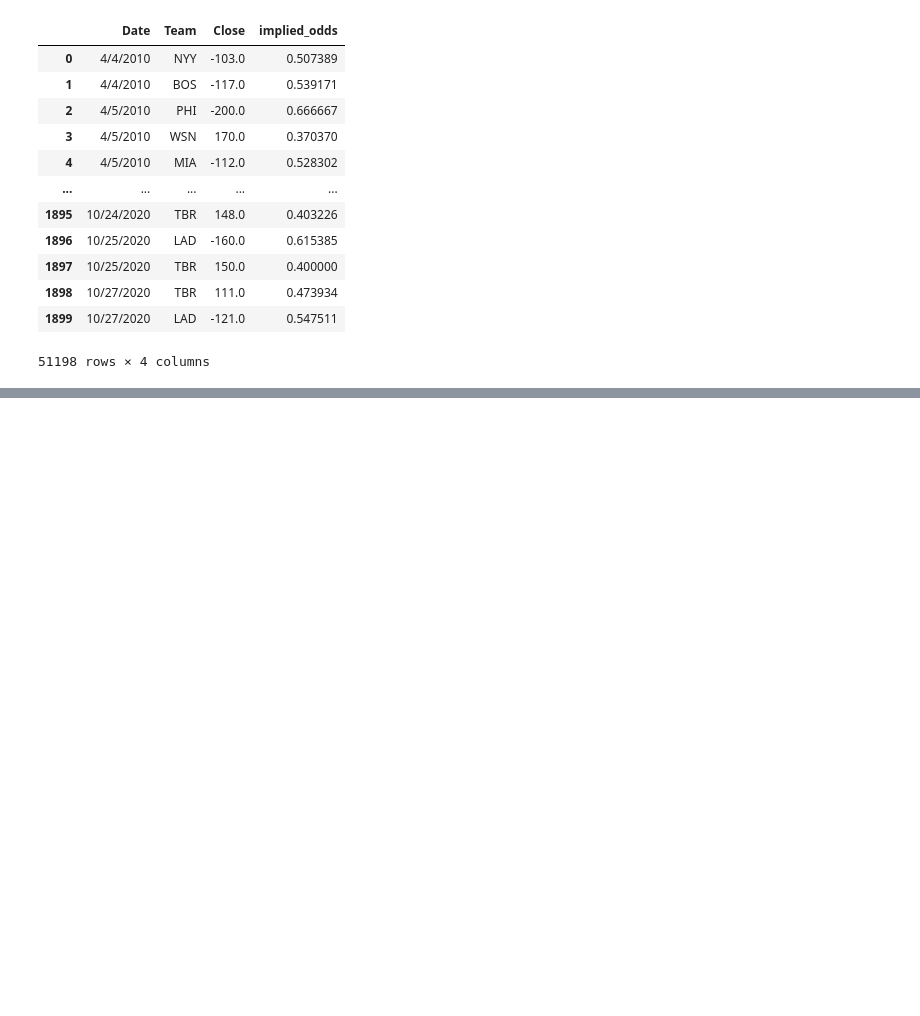
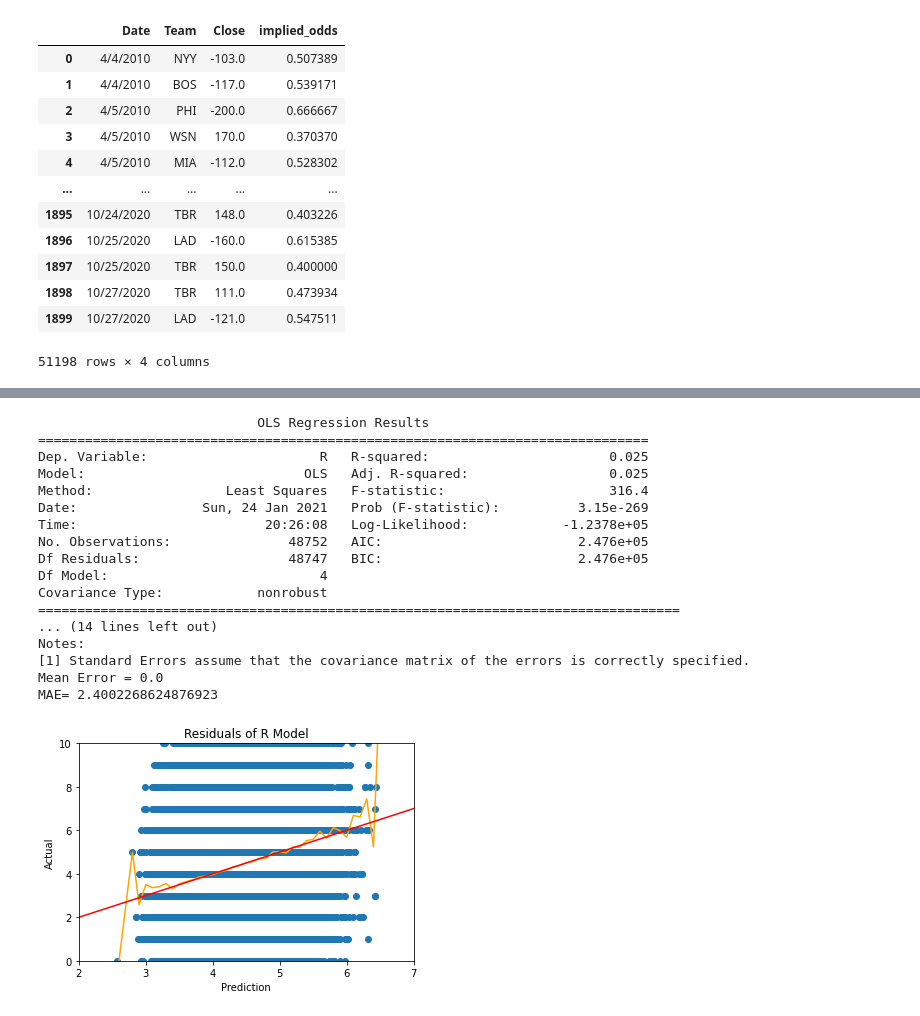
Before and after one commit to andrewgreenconvoy/betting-analysis-regarding-baseball, a Jupyter notebook: First Predictive Model with Lines.ipynb, the cells around one changed output, grey strips where cells are left out. Cells and saved outputs as stored; diff of their text form; code cells hidden in the pictures; blank space fills up the shorter version.

```diff
--- a/First Predictive Model with Lines.ipynb
+++ b/First Predictive Model with Lines.ipynb
@@ -154,0 +358,12 @@ game_odds
+# %%
+#pitcher only stats
+
+
+#FIP (Fielding Independent Pitching)
+combined_game_data['FIP'] = ((combined_game_data['HR_pitching_ROLLING'] * 13) +
+                             (combined_game_data['BB_pitching_ROLLING'] * 33) -
+                             (combined_game_data['SO_pitching_ROLLING'] * 2)) / (combined_game_data['IP_ROLLING'])
+
+#WHIP
+combined_game_data['WHIP'] = (combined_game_data['BB_pitching_ROLLING'] +
+                             combined_game_data['SO_pitching_ROLLING']) / (combined_game_data['IP_ROLLING'])
@@ -154,0 +394,57 @@ game_odds
+# %%
+#building the initial hitting model
+
+mod = smf.ols(
+    """
+        R ~ OPS_FOR
+            + implied_odds
+            + ISO
+            + BB_K_RATIO_FOR
+
+
+    """,
+    data=combined_game_data,
+).fit()
+
+print(mod.summary())
+
+combined_game_data['pred'] = mod.predict(combined_game_data)
+
+print('Mean Error =',round(np.mean((combined_game_data['pred'] - combined_game_data['R']) ),2))
+print('MAE=',np.mean(round(abs(combined_game_data['pred'] - combined_game_data['R']),2 )))
+
+
+combined_game_data['rounded_runs'] = round(combined_game_data['pred'],1)
+grouped_df = combined_game_data.groupby('rounded_runs').mean().reset_index()
+
+
+plt.figure()
+plt.scatter(x=combined_game_data['pred']
+            , y=combined_game_data['R'])
+sns.lineplot(x="rounded_runs", y='R', data = grouped_df,color='orange')
+plt.plot([-2,30],[-2,30], color='red')
+plt.xlim([2,7])
+plt.ylim([0,10])
+plt.xlabel('Prediction')
+plt.ylabel('Actual')
+plt.title('Residuals of R Model')
+plt.show()
+# %% [output]
+                            OLS Regression Results
+==============================================================================
+Dep. Variable:                      R   R-squared:                       0.025
+Model:                            OLS   Adj. R-squared:                  0.025
+Method:                 Least Squares   F-statistic:                     316.4
+Date:                Sun, 24 Jan 2021   Prob (F-statistic):          3.15e-269
+Time:                        20:26:08   Log-Likelihood:            -1.2378e+05
+No. Observations:               48752   AIC:                         2.476e+05
+Df Residuals:                   48747   BIC:                         2.476e+05
+Df Model:                           4
+Covariance Type:            nonrobust
+==================================================================================
+... (14 lines left out)
+Notes:
+[1] Standard Errors assume that the covariance matrix of the errors is correctly specified.
+Mean Error = 0.0
+MAE= 2.4002268624876923
+[figure, added]
```
Also changed, not shown: parts of 25 cells of this notebook.
